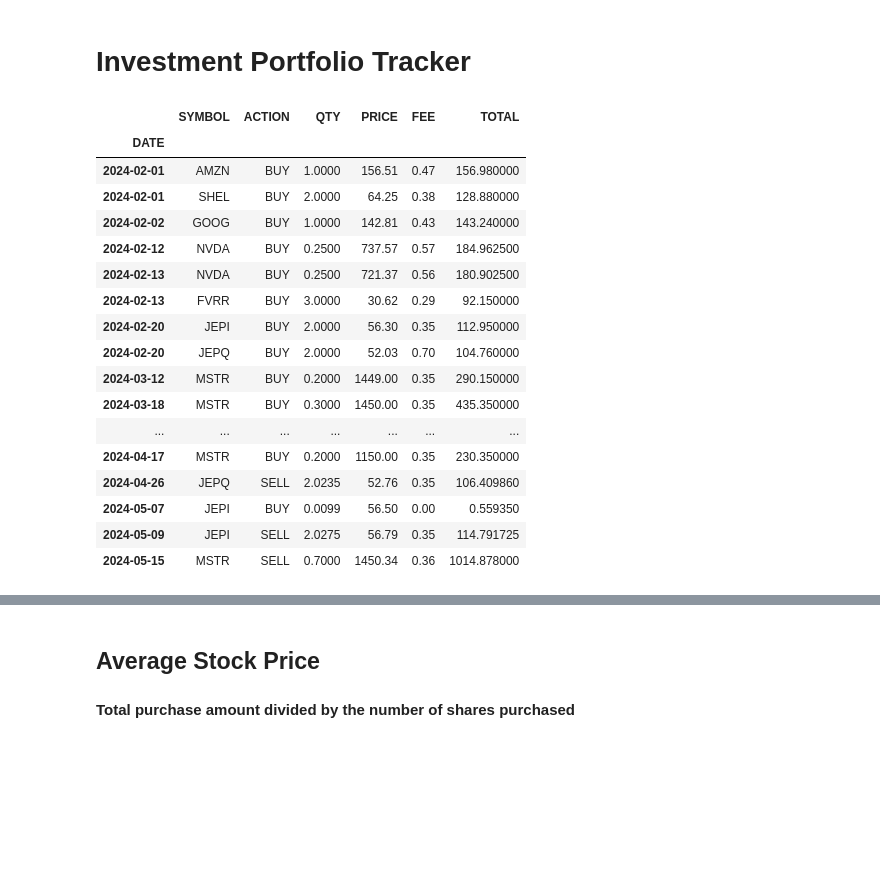
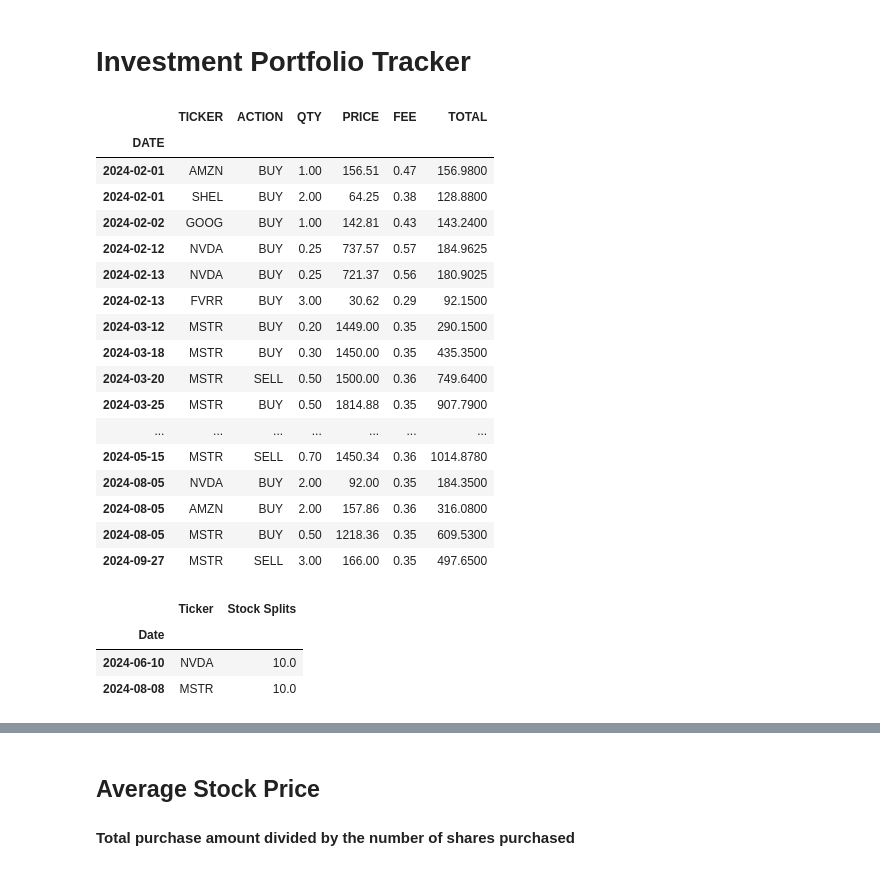
Before and after one commit to caitlyn-kay/Investment-Portfolio-Tracker, a Jupyter notebook: PortfolioTracker.ipynb, the cells around one changed output, grey strips where cells are left out. Saved outputs shown, nothing was run; the diff lists cells and outputs as text; code cells hidden in the pictures; blank space fills up the shorter version.

```diff
--- a/PortfolioTracker.ipynb
+++ b/PortfolioTracker.ipynb
@@ -6,23 +7,25 @@ import pandas as pd
 # %%
-df = pd.read_excel('/Users/caitlynkay/Desktop/TransactionHistory.xlsx')
-df.set_index('DATE', inplace=True)
-df
+df_transaction = pd.read_excel('/Users/caitlynkay/Desktop/TransactionHistory.xlsx')
+df_transaction.set_index('DATE', inplace=True)
+
+first_purchase = df_transaction.index[0]
+df_transaction
 # %% [output]
-|  | SYMBOL | ACTION | QTY | PRICE | FEE | TOTAL |
+|  | TICKER | ACTION | QTY | PRICE | FEE | TOTAL |
 | DATE |  |  |  |  |  |  |
-| 2024-02-01 | AMZN | BUY | 1.0000 | 156.51 | 0.47 | 156.980000 |
-| 2024-02-01 | SHEL | BUY | 2.0000 | 64.25 | 0.38 | 128.880000 |
-| 2024-02-02 | GOOG | BUY | 1.0000 | 142.81 | 0.43 | 143.240000 |
-| 2024-02-12 | NVDA | BUY | 0.2500 | 737.57 | 0.57 | 184.962500 |
-| 2024-02-13 | NVDA | BUY | 0.2500 | 721.37 | 0.56 | 180.902500 |
-| 2024-02-13 | FVRR | BUY | 3.0000 | 30.62 | 0.29 | 92.150000 |
-| 2024-02-20 | JEPI | BUY | 2.0000 | 56.30 | 0.35 | 112.950000 |
-| 2024-02-20 | JEPQ | BUY | 2.0000 | 52.03 | 0.70 | 104.760000 |
-| 2024-03-12 | MSTR | BUY | 0.2000 | 1449.00 | 0.35 | 290.150000 |
-| 2024-03-18 | MSTR | BUY | 0.3000 | 1450.00 | 0.35 | 435.350000 |
+| 2024-02-01 | AMZN | BUY | 1.00 | 156.51 | 0.47 | 156.9800 |
+| 2024-02-01 | SHEL | BUY | 2.00 | 64.25 | 0.38 | 128.8800 |
+| 2024-02-02 | GOOG | BUY | 1.00 | 142.81 | 0.43 | 143.2400 |
+| 2024-02-12 | NVDA | BUY | 0.25 | 737.57 | 0.57 | 184.9625 |
+| 2024-02-13 | NVDA | BUY | 0.25 | 721.37 | 0.56 | 180.9025 |
+| 2024-02-13 | FVRR | BUY | 3.00 | 30.62 | 0.29 | 92.1500 |
+| 2024-03-12 | MSTR | BUY | 0.20 | 1449.00 | 0.35 | 290.1500 |
+| 2024-03-18 | MSTR | BUY | 0.30 | 1450.00 | 0.35 | 435.3500 |
+| 2024-03-20 | MSTR | SELL | 0.50 | 1500.00 | 0.36 | 749.6400 |
+| 2024-03-25 | MSTR | BUY | 0.50 | 1814.88 | 0.35 | 907.7900 |
 | ... | ... | ... | ... | ... | ... | ... |
-| 2024-04-17 | MSTR | BUY | 0.2000 | 1150.00 | 0.35 | 230.350000 |
-| 2024-04-26 | JEPQ | SELL | 2.0235 | 52.76 | 0.35 | 106.409860 |
-| 2024-05-07 | JEPI | BUY | 0.0099 | 56.50 | 0.00 | 0.559350 |
-| 2024-05-09 | JEPI | SELL | 2.0275 | 56.79 | 0.35 | 114.791725 |
-| 2024-05-15 | MSTR | SELL | 0.7000 | 1450.34 | 0.36 | 1014.878000 |
+| 2024-05-15 | MSTR | SELL | 0.70 | 1450.34 | 0.36 | 1014.8780 |
+| 2024-08-05 | NVDA | BUY | 2.00 | 92.00 | 0.35 | 184.3500 |
+| 2024-08-05 | AMZN | BUY | 2.00 | 157.86 | 0.36 | 316.0800 |
+| 2024-08-05 | MSTR | BUY | 0.50 | 1218.36 | 0.35 | 609.5300 |
+| 2024-09-27 | MSTR | SELL | 3.00 | 166.00 | 0.35 | 497.6500 |
@@ -28,0 +39,15 @@ df
+# %%
+# Stock splits after first purchase date
+
+df_split = pd.concat(split_list, keys=ticker_list)
+df_split = df_split.to_frame()
+df_split = df_split.reset_index(level=0, names='Ticker')
+df_split = df_split.sort_index()
+df_split.index = df_split.index.tz_localize(None)
+df_split = df_split[df_split.index > first_purchase]
+df_split
+# %% [output]
+|  | Ticker | Stock Splits |
+| Date |  |  |
+| 2024-06-10 | NVDA | 10.0 |
+| 2024-08-08 | MSTR | 10.0 |
```
Also changed, not shown: parts of 19 cells of this notebook.
